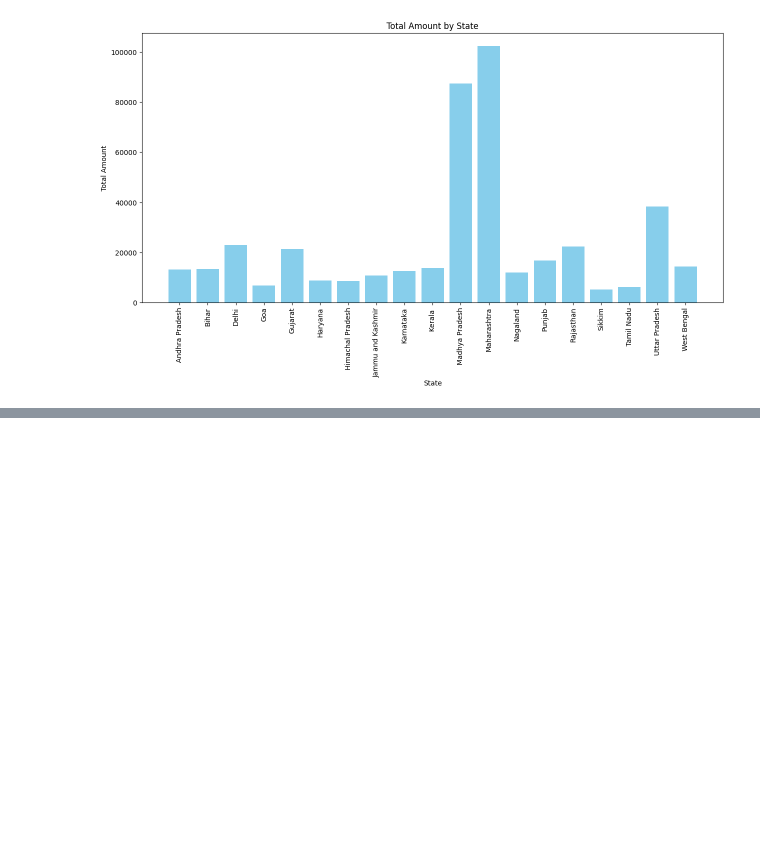
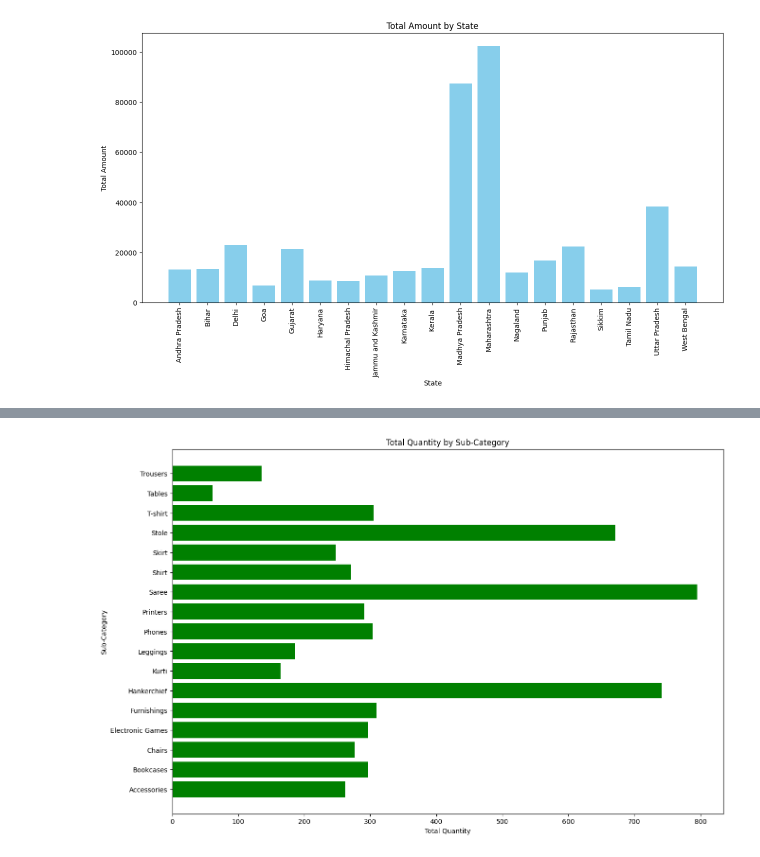
Before and after one commit to khan4khalid/Anudip-, a Jupyter notebook: numpy_pandas_.ipynb, the cells around one changed output, grey strips where cells are left out. Saved outputs shown, nothing was run; the diff lists cells and outputs as text; code cells hidden in the pictures; blank space fills up the shorter version.

```diff
--- a/numpy_pandas_.ipynb
+++ b/numpy_pandas_.ipynb
@@ -197,0 +182,11 @@ KeyError: 'quantity'
+# %%
+quantity_by_sub_category = merged_df.groupby('Sub-Category')['Quantity'].sum().reset_index()
+
+plt.figure(figsize=(15, 10))
+plt.barh(quantity_by_sub_category['Sub-Category'], quantity_by_sub_category['Quantity'], color='green')
+plt.title('Total Quantity by Sub-Category')
+plt.xlabel('Total Quantity')
+plt.ylabel('Sub-Category')
+plt.show()
+# %% [output]
+[figure, added]
```
Also changed, not shown: parts of 5 cells of this notebook.
